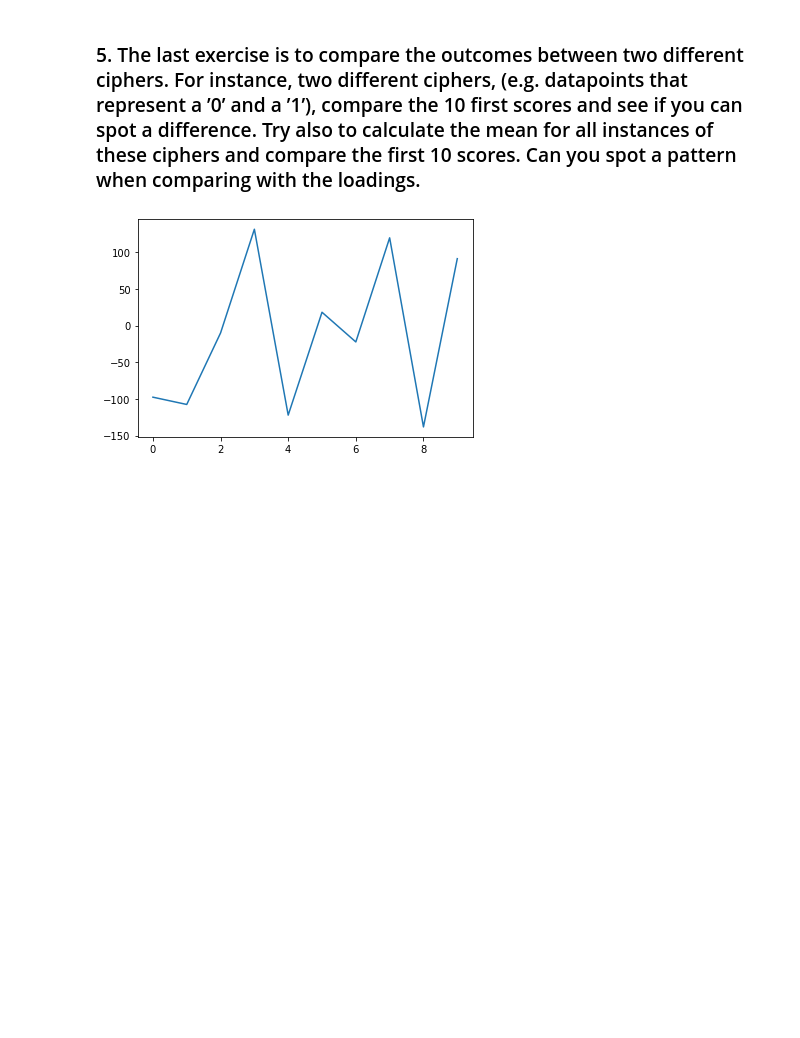
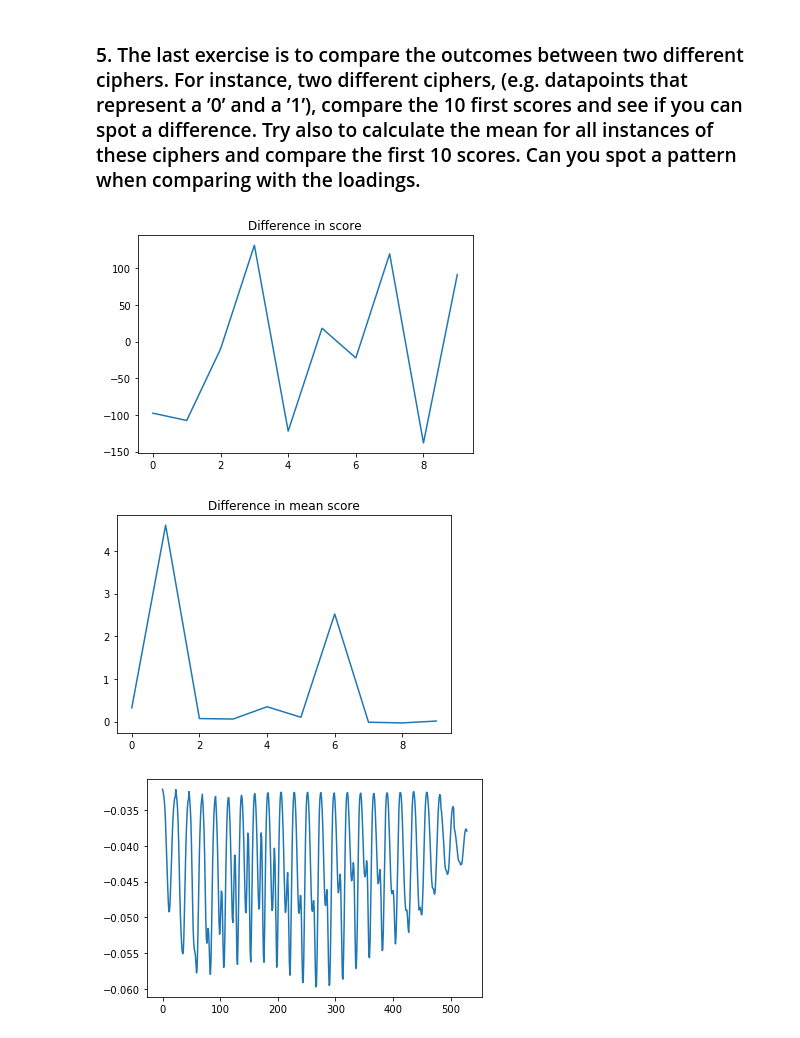
Before and after one commit to vmstavens/sm_pca, a Jupyter notebook: PCA_ex4.ipynb, the cells around one changed output. Cells and saved outputs as stored; diff of their text form; code cells hidden in the pictures; blank space fills up the shorter version.

```diff
--- a/PCA_ex4.ipynb
+++ b/PCA_ex4.ipynb
@@ -117,9 +117,6 @@ PCA_utils.visualize_generic(recon_95[:NUM_OF_DP_2_VIS], sqrt(NUM_OF_DP_2_VIS), s
 ### 5. The last exercise is to compare the outcomes between two different ciphers. For instance, two different ciphers, (e.g. datapoints that represent a ’0’ and a ’1’), compare the 10 first scores and see if you can spot a difference. Try also to calculate the mean for all instances of these ciphers and compare the first 10 scores. Can you spot a pattern when comparing with the loadings.
 # %%
 # ciphers chosen 0 and 1
-
-# filter_array = data[1] == 0
-# newarr = data[filter_array]
 
 # source: https://stackoverflow.com/questions/38910258/python-numpy-filter-two-dimensional-array-by-condition
 
@@ -130,32 +127,44 @@ data_cipher_0_one = np.delete( data[np.in1d(data[:, 1], np.asarray([0]))], np.s_
 data_cipher_1_one = np.delete( data[np.in1d(data[:, 1], np.asarray([1]))], np.s_[0:2],axis=1 )[0] # one instance
 
 data_lim = data_cipher_0[0] if data_cipher_0.shape[0] < data_cipher_1.shape[0] else data_cipher_1.shape[0]
 
 # ensure equal lengths
 data_cipher_0 = data_cipher_0[:data_lim]
 data_cipher_1 = data_cipher_1[:data_lim]
 
 # a) compare the 10 first scores and see if you can spot a difference
 
 # score = (data * PCA)^T
 score_0_one = np.dot(data_cipher_0_one, pca_decomp.components_).T
 score_1_one = np.dot(data_cipher_1_one, pca_decomp.components_).T
 
 d_score_one = score_0_one - score_1_one
 
-plt.plot(d_score_one[0:10])
+plt.title("Difference in score")
+plt.plot(d_score_one[:10])
 plt.show()
 
 # b) Try also to calculate the mean (score?) for all instances of these ciphers
 score_0 = np.dot(data_cipher_0, pca_decomp.components_).T
 score_1 = np.dot(data_cipher_1, pca_decomp.components_).T
 
 mean_score_0 = np.mean(score_0, axis=0)
 mean_score_1 = np.mean(score_1, axis=0)
 
 # c) and compare the first 10 scores
+d_mean = (mean_score_0 - mean_score_1)
 
+plt.title("Difference in mean score")
+plt.plot(d_mean[:10])
+plt.show()
+
+plt.title("PC 1 loadings")
+plt.plot(pca_decomp.components_[0])
+plt.show()
 
 # d) can you spot a pattern when comparing with the loadings
+# We can here see the graphs waving in a similar pattern
 # %% [output]
-[figure, old version]
+[figure, new version]
+[figure, added]
+[figure, added]
```
Also changed, not shown: parts of 1 cell of this notebook.
